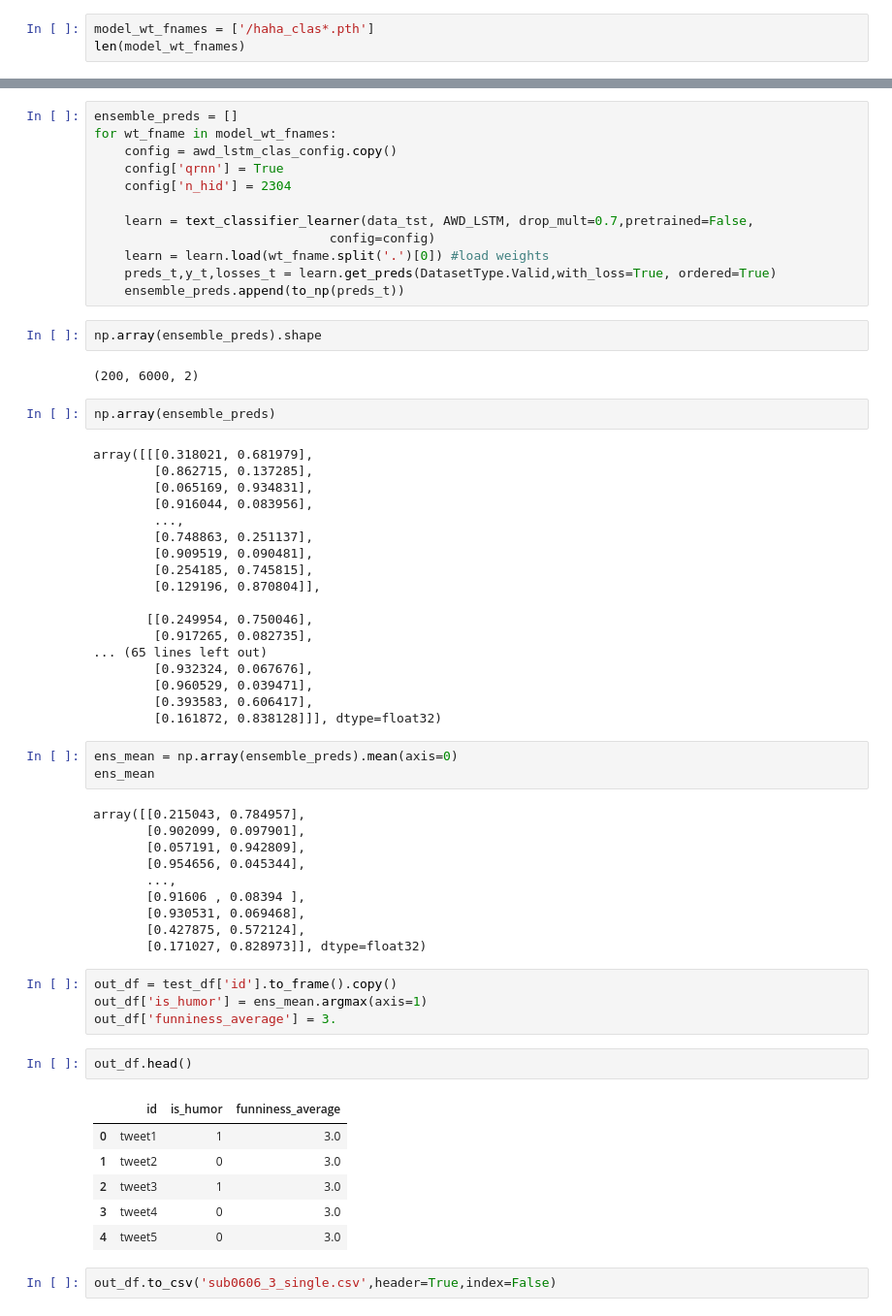
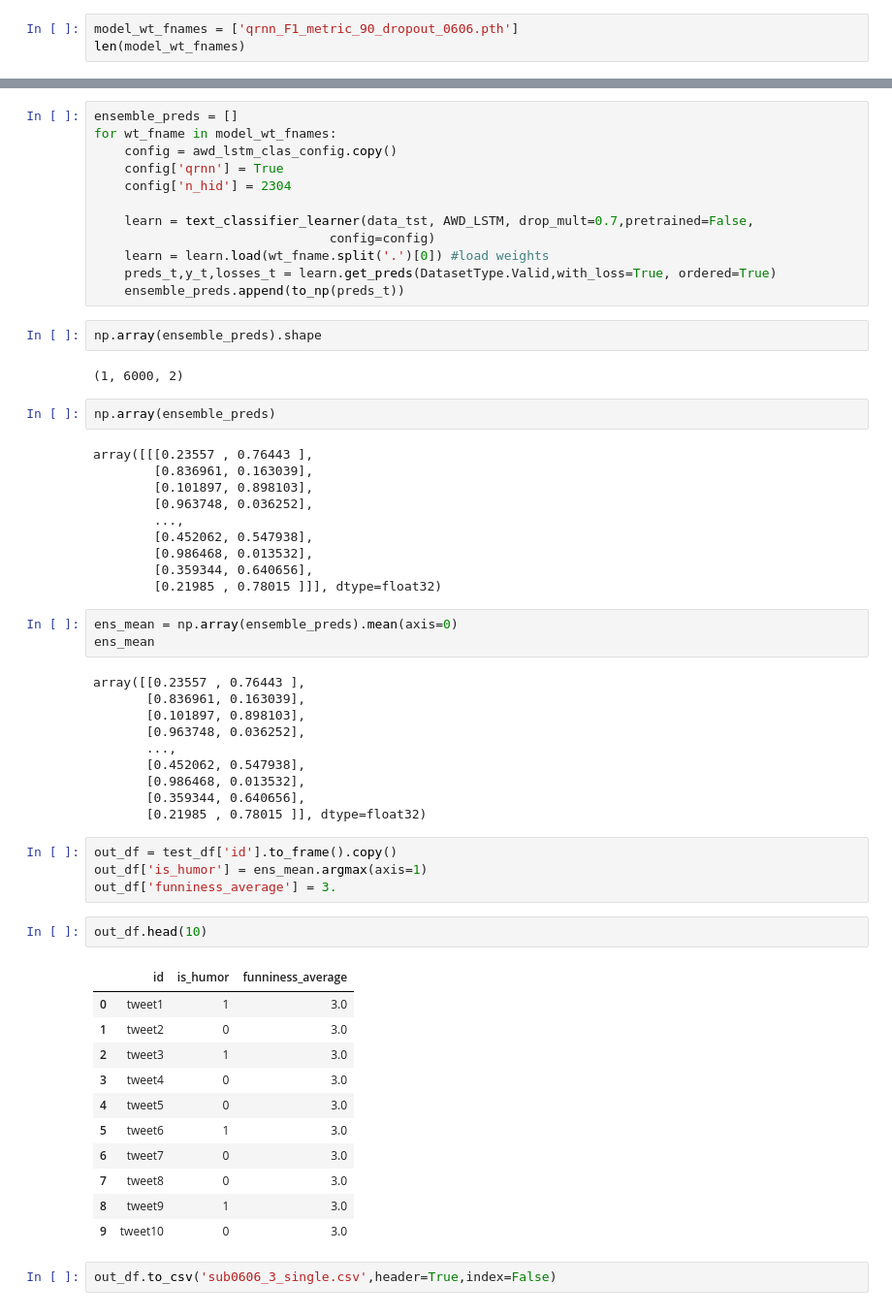
Before and after one commit to bfarzin/haha_2019, a Jupyter notebook: Single Model Sub.ipynb, the cells around one changed output, grey strips where cells are left out. Shown at 97% size. Drawn from its saved outputs; the diff is of its cells as text.

```diff
--- a/Single Model Sub.ipynb
+++ b/Single Model Sub.ipynb
@@ -36,6 +36,6 @@ data_tst = TextClasDataBunch.from_df(PATH, test_df, test_df,
                                tokenizer=mycust_tok, vocab=sp_vocab,
                                text_cols='new_text', label_cols='is_humor')
 # %%
-model_wt_fnames = ['/haha_clas*.pth']
+model_wt_fnames = ['qrnn_F1_metric_90_dropout_0606.pth']
 len(model_wt_fnames)
 # %% [output]
@@ -55,52 +55,49 @@ for wt_fname in model_wt_fnames:
 # %%
 np.array(ensemble_preds).shape
 # %% [output]
-(200, 6000, 2)
+(1, 6000, 2)
 # %%
 np.array(ensemble_preds)
 # %% [output]
-array([[[0.318021, 0.681979],
-        [0.862715, 0.137285],
-        [0.065169, 0.934831],
-        [0.916044, 0.083956],
+array([[[0.23557 , 0.76443 ],
+        [0.836961, 0.163039],
+        [0.101897, 0.898103],
+        [0.963748, 0.036252],
         ...,
-        [0.748863, 0.251137],
-        [0.909519, 0.090481],
-        [0.254185, 0.745815],
-        [0.129196, 0.870804]],
-
-       [[0.249954, 0.750046],
-        [0.917265, 0.082735],
-... (65 lines left out)
-        [0.932324, 0.067676],
-        [0.960529, 0.039471],
-        [0.393583, 0.606417],
-        [0.161872, 0.838128]]], dtype=float32)
+        [0.452062, 0.547938],
+        [0.986468, 0.013532],
+        [0.359344, 0.640656],
+        [0.21985 , 0.78015 ]]], dtype=float32)
 # %%
 ens_mean = np.array(ensemble_preds).mean(axis=0)
 ens_mean
 # %% [output]
-array([[0.215043, 0.784957],
-       [0.902099, 0.097901],
-       [0.057191, 0.942809],
-       [0.954656, 0.045344],
+array([[0.23557 , 0.76443 ],
+       [0.836961, 0.163039],
+       [0.101897, 0.898103],
+       [0.963748, 0.036252],
        ...,
-       [0.91606 , 0.08394 ],
-       [0.930531, 0.069468],
-       [0.427875, 0.572124],
-       [0.171027, 0.828973]], dtype=float32)
+       [0.452062, 0.547938],
+       [0.986468, 0.013532],
+       [0.359344, 0.640656],
+       [0.21985 , 0.78015 ]], dtype=float32)
 # %%
 out_df = test_df['id'].to_frame().copy()
 out_df['is_humor'] = ens_mean.argmax(axis=1)
 out_df['funniness_average'] = 3.
 # %%
-out_df.head()
+out_df.head(10)
 # %% [output]
 |  | id | is_humor | funniness_average |
 | 0 | tweet1 | 1 | 3.0 |
 | 1 | tweet2 | 0 | 3.0 |
 | 2 | tweet3 | 1 | 3.0 |
 | 3 | tweet4 | 0 | 3.0 |
 | 4 | tweet5 | 0 | 3.0 |
+| 5 | tweet6 | 1 | 3.0 |
+| 6 | tweet7 | 0 | 3.0 |
+| 7 | tweet8 | 0 | 3.0 |
+| 8 | tweet9 | 1 | 3.0 |
+| 9 | tweet10 | 0 | 3.0 |
 # %%
 out_df.to_csv('sub0606_3_single.csv',header=True,index=False)
```
Also changed, not shown: parts of 1 cell of this notebook, 1 other file.
